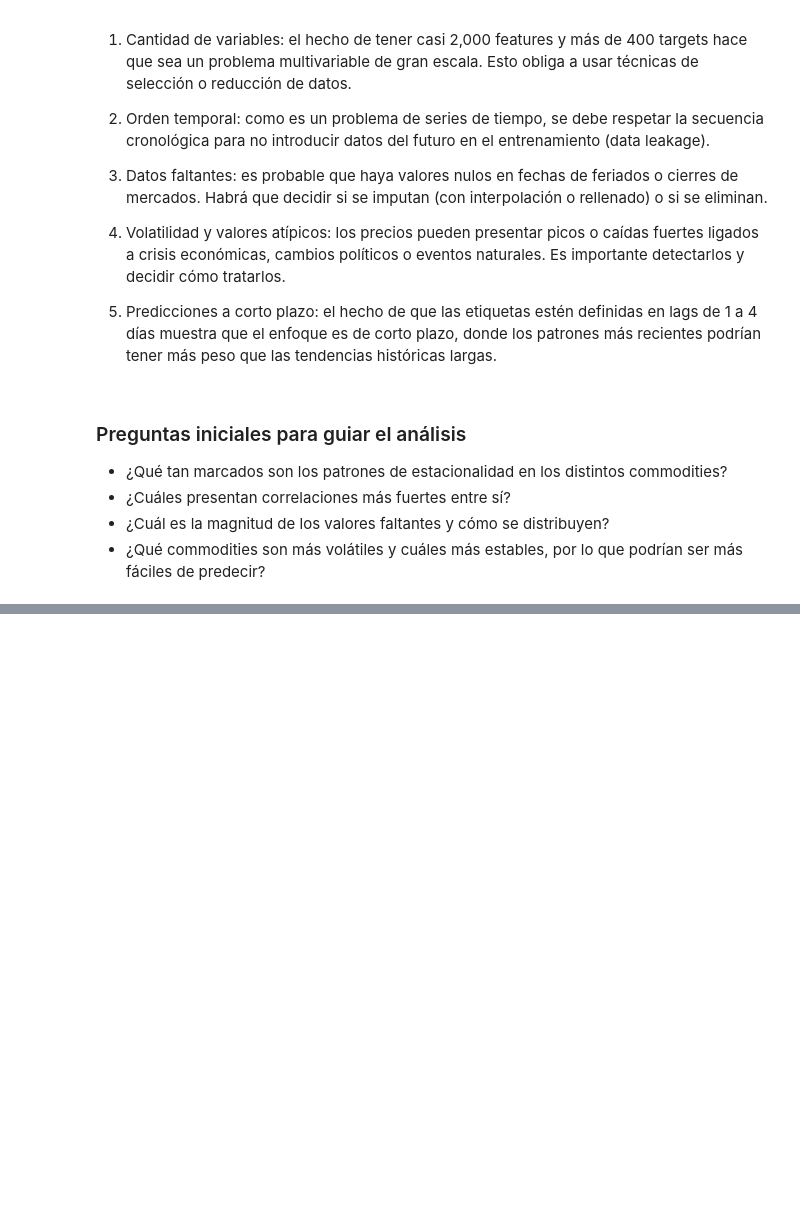
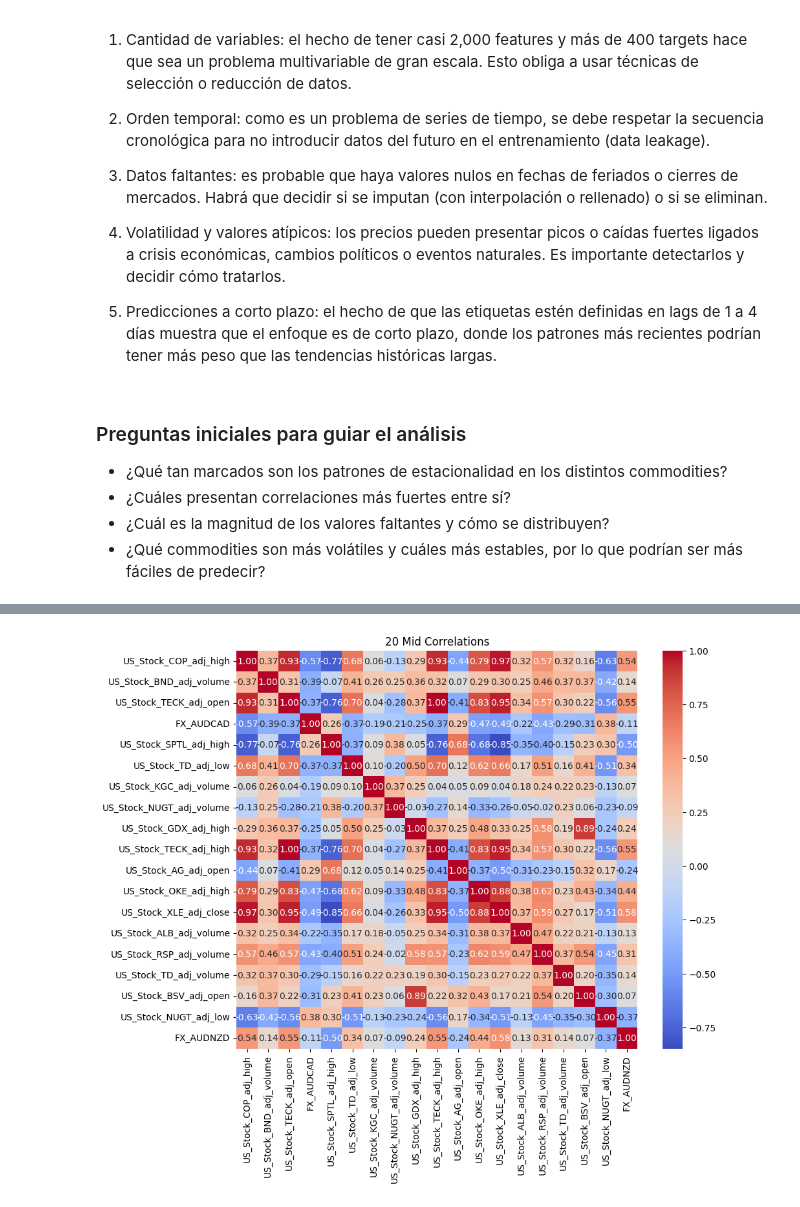
Before and after one commit to BrandonReyes0609/Proyecto_2_DS, a Jupyter notebook: Proyecto2_DS.ipynb, the cells around one changed output, grey strips where cells are left out. Cells and saved outputs as stored; diff of their text form; code cells hidden in the pictures; blank space fills up the shorter version.

```diff
--- a/Proyecto2_DS.ipynb
+++ b/Proyecto2_DS.ipynb
@@ -89,0 +275,5 @@ El reto se centra en predecir cómo se comportarán los precios y retornos de di
+# %%
+# Mid correlation heatmap
+plot_heatmap(mid_corr, "20 Mid Correlations")
+# %% [output]
+[figure, added]
```
Also changed, not shown: parts of 25 cells of this notebook, 2 other files.
